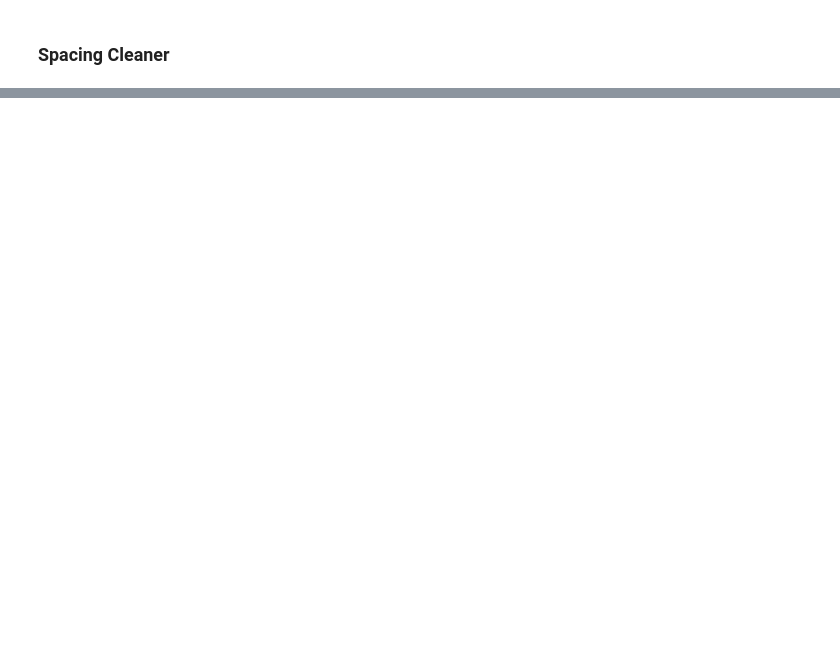
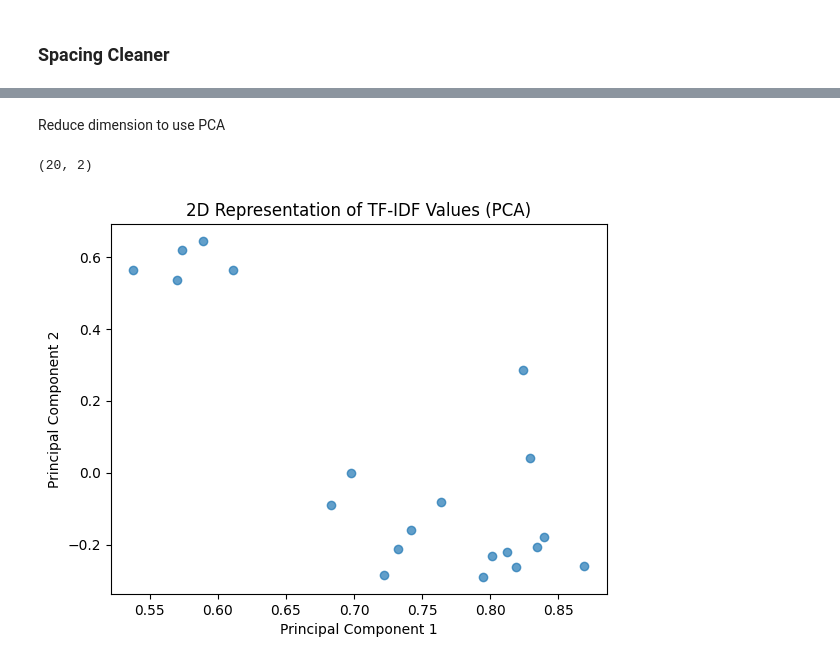
Before and after one commit to junnwest/culinarypreproject, a Jupyter notebook: culinarypreproject_mapping_applied.ipynb, the cells around one changed output, grey strips where cells are left out. Drawn from its saved outputs; the diff is of its cells as text; code cells hidden in the pictures; blank space fills up the shorter version.

```diff
--- a/culinarypreproject_mapping_applied.ipynb
+++ b/culinarypreproject_mapping_applied.ipynb
@@ -1062,0 +1098,24 @@ Spacing cleaned. Cleaned dataset saved to train_spacing_cleaned.json. Changes lo
+# %%
+from sklearn.feature_extraction.text import TfidfVectorizer
+
+# Customized tokenizer
+def custom_tokenizer(text):
+    return text.split("|||")
+
+# Make corpus
+corpus = [str(value) for value in cuisine_ingredients_str.values()]
+
+# Create object "MTfidfVectorizer"
+tfidf = TfidfVectorizer(tokenizer=custom_tokenizer, token_pattern=None)
+
+# Calsulate TF-IDF
+tfidf_result = tfidf.fit_transform(corpus)
+
+# Print result
+print('\nidf values:')
+for ele1, ele2 in zip(tfidf.get_feature_names_out(), tfidf.idf_):
+    print(ele1, ':', ele2)
+
+print('\nWord indexes:', tfidf.vocabulary_)
+print('\ntf-idf values in matrix form:')
+print(tfidf_result.toarray())
@@ -1062,0 +1140,21 @@ Spacing cleaned. Cleaned dataset saved to train_spacing_cleaned.json. Changes lo
+# %% [markdown]
+Reduce dimension to use PCA
+# %%
+from sklearn.decomposition import TruncatedSVD
+
+# Reduce to second dimension
+svd = TruncatedSVD(n_components=2)
+reduced_matrix = svd.fit_transform(tfidf_result)
+# %% [output]
+(20, 2)
+# %%
+# Visualizing PCA results
+import matplotlib.pyplot as plt
+
+plt.scatter(reduced_matrix[:, 0], reduced_matrix[:, 1], alpha=0.7)
+plt.title('2D Representation of TF-IDF Values (PCA)')
+plt.xlabel('Principal Component 1')
+plt.ylabel('Principal Component 2')
+plt.show()
+# %% [output]
+[figure, added]
```
Also changed, not shown: parts of 12 cells of this notebook, 1 other file.
